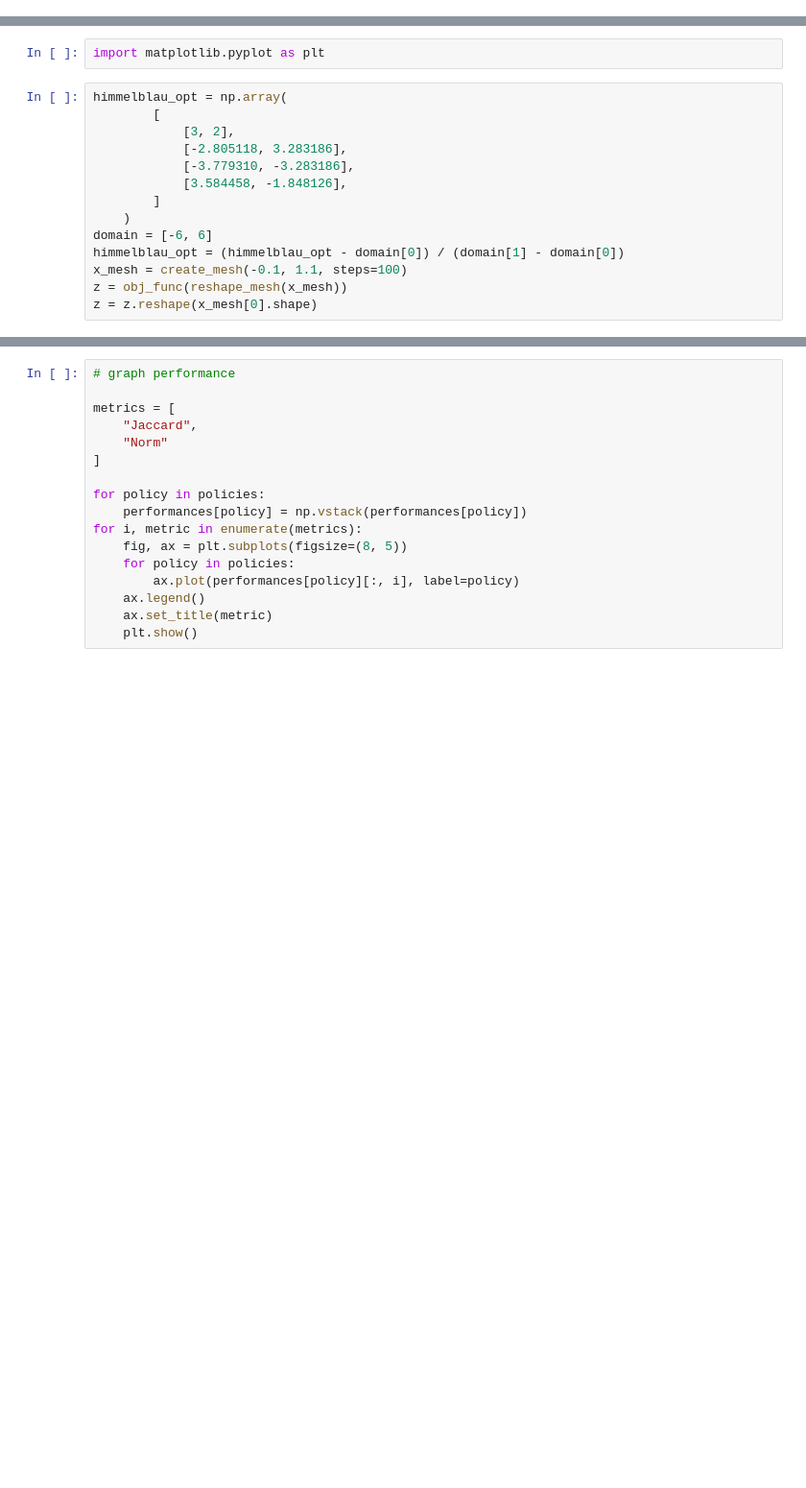
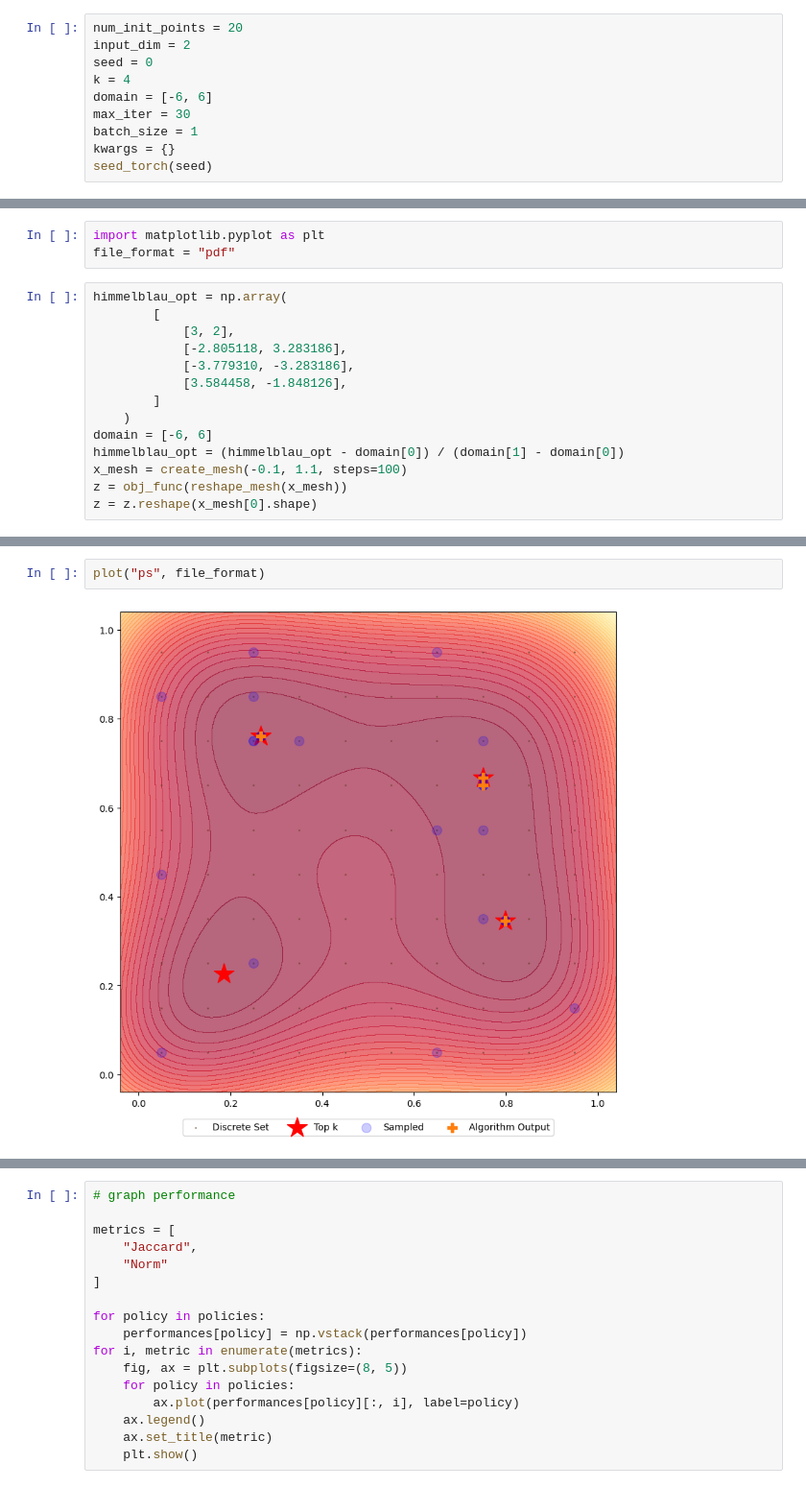
Before and after one commit to RaulAstudillo06/PSBAX, a Jupyter notebook: experiments/topk/demo.ipynb, the cells around one changed output, grey strips where cells are left out. Shown at 96% size. Cells and saved outputs as stored; diff of their text form; blank space fills up the shorter version.

```diff
--- a/experiments/topk/demo.ipynb
+++ b/experiments/topk/demo.ipynb
@@ -104,0 +73,10 @@ _, output_gt = algo_gt.run_algorithm_on_f(obj_func)
+# %%
+num_init_points = 20
+input_dim = 2
+seed = 0
+k = 4
+domain = [-6, 6]
+max_iter = 30
+batch_size = 1
+kwargs = {}
+seed_torch(seed)
@@ -195,5 +215,6 @@ for policy in policies:
 # %%
 import matplotlib.pyplot as plt
+file_format = "pdf"
 # %%
 himmelblau_opt = np.array(
         [
@@ -318,0 +298,4 @@ plt.show()
+# %%
+plot("ps", file_format)
+# %% [output]
+[figure, added]
```
Also changed, not shown: parts of 11 cells of this notebook, 3 other files.
